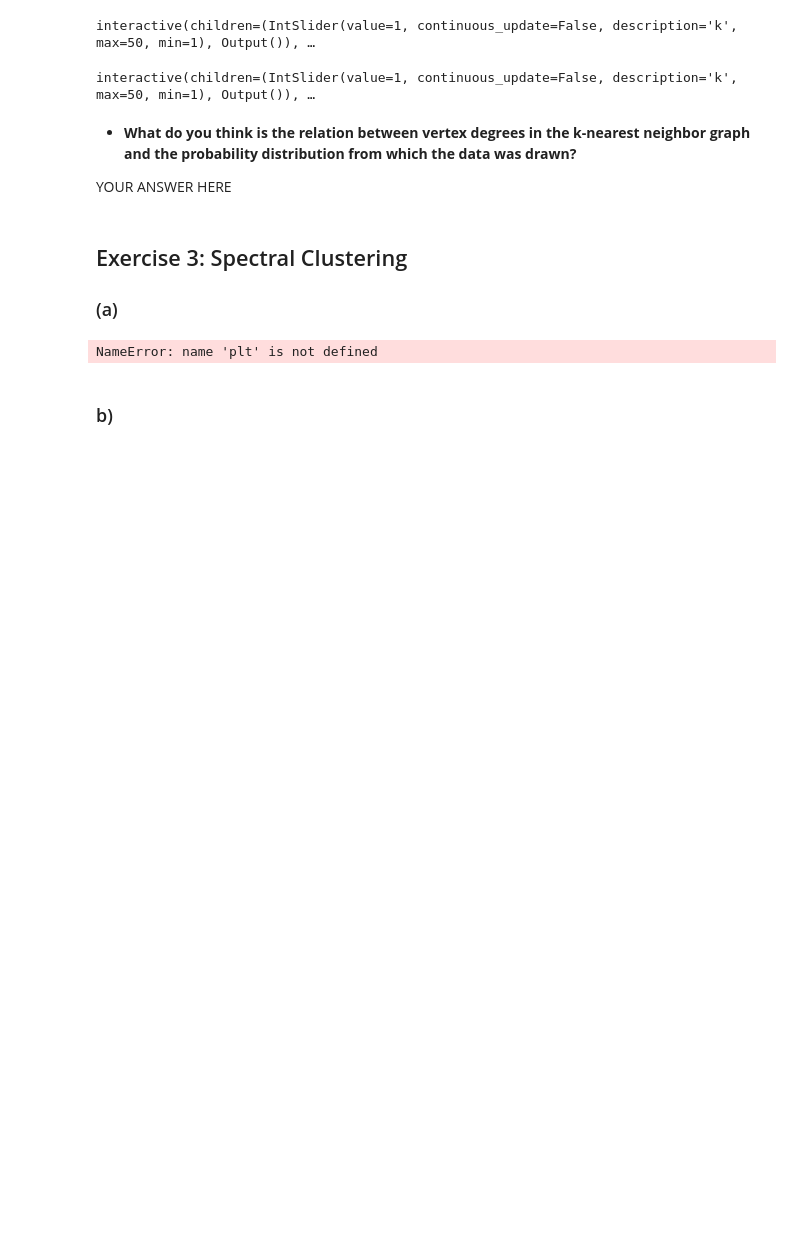
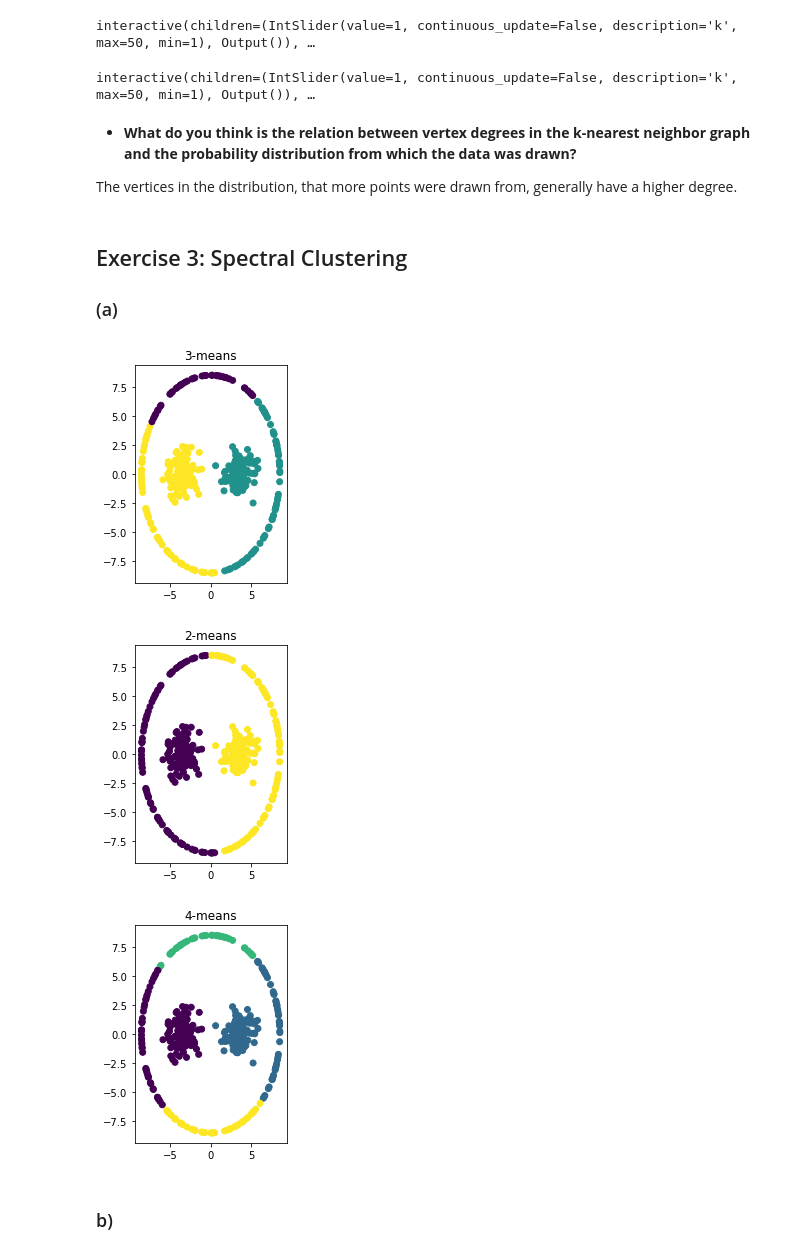
Before and after one commit to Zleander/SML_Exercises, a Jupyter notebook: Ex10/Assignment10.ipynb, the cells around one changed output. Saved outputs shown, nothing was run; the diff lists cells and outputs as text; code cells hidden in the pictures; blank space fills up the shorter version.

```diff
--- a/Ex10/Assignment10.ipynb
+++ b/Ex10/Assignment10.ipynb
@@ -235,8 +255,7 @@ interactive(children=(IntSlider(value=1, continuous_update=False, description='k
 # %% [markdown]
 - **What do you think is the relation between vertex degrees in the k-nearest neighbor graph and the probability distribution from which the data was drawn?**
 
-
-YOUR ANSWER HERE
+The vertices in the distribution, that more points were drawn from, generally have a higher degree.
 # %% [markdown]
 ## Exercise 3: Spectral Clustering
 
@@ -257,24 +275,30 @@ import ipywidgets as widgets
 np.random.seed(42)
 # %%
 X = scipy.io.loadmat('clusterdata.mat')['X']
-# %%
-# YOUR CODE HERE
-plt.title('3-means')
-plt.show()
-
-
-
-# YOUR CODE HERE
-plt.title('2-means')
-plt.show()
-
-
-
-# YOUR CODE HERE
-plt.title('4-means')
-plt.show()
-# %% [output]
-NameError: name 'plt' is not defined
+# %%
+k3 = KMeans(n_clusters=3).fit(X)
+plt.subplot(122)
+plt.scatter(X[:,0], X[:,1], c=k3.labels_)
+plt.title('3-means')
+plt.show()
+
+
+k2 = KMeans(n_clusters=2).fit(X)
+plt.subplot(122)
+plt.scatter(X[:,0], X[:,1], c=k2.labels_)
+plt.title('2-means')
+plt.show()
+
+
+k4 = KMeans(n_clusters=4).fit(X)
+plt.subplot(122)
+plt.scatter(X[:,0], X[:,1], c=k4.labels_)
+plt.title('4-means')
+plt.show()
+# %% [output]
+[figure, added]
+[figure, added]
+[figure, added]
 # %% [markdown]
 ### b)
 # %%
```
Also changed, not shown: parts of 12 cells of this notebook, 2 other files.
